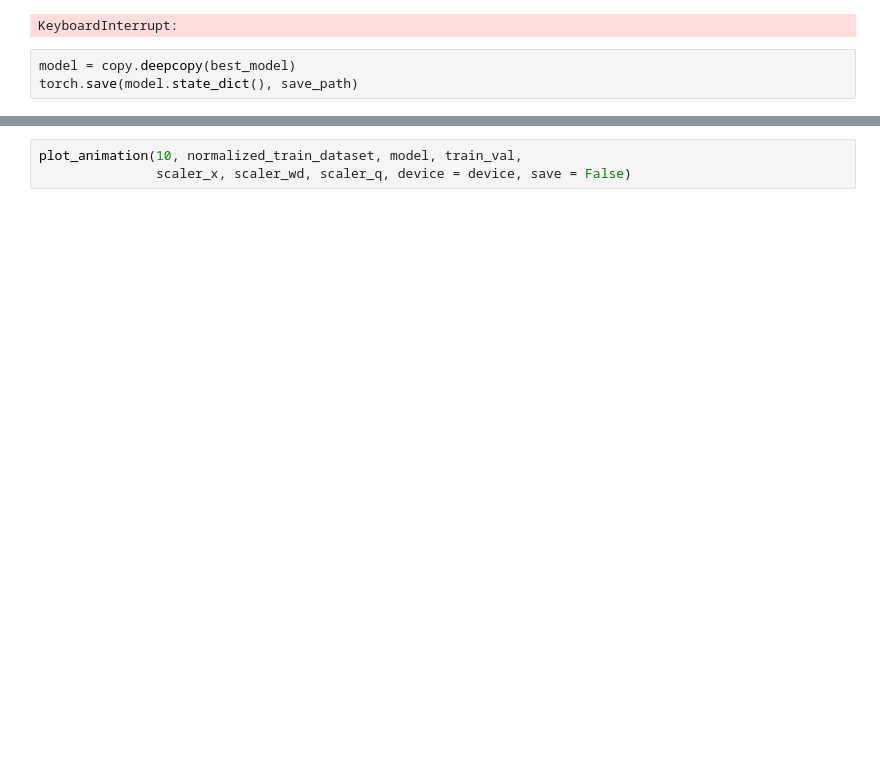
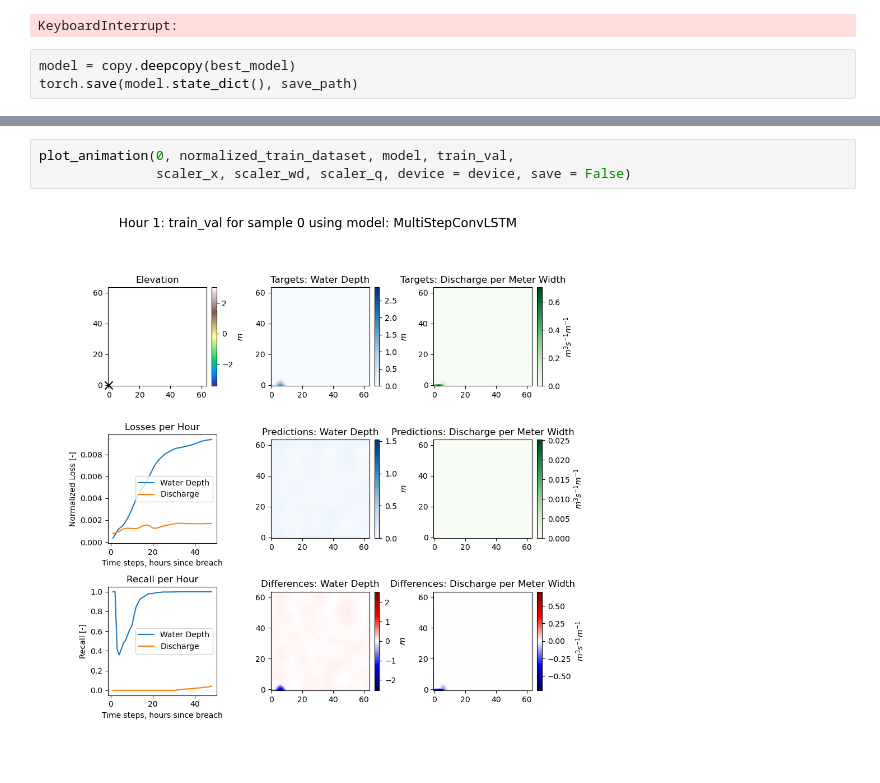
Before and after one commit to antoniomagherini99/FLOOD_group2, a Jupyter notebook: models/ConvLSTM_model/conv_lstm.ipynb, the cells around one changed output, grey strips where cells are left out. Cells and saved outputs as stored; diff of their text form; blank space fills up the shorter version.

```diff
--- a/models/ConvLSTM_model/conv_lstm.ipynb
+++ b/models/ConvLSTM_model/conv_lstm.ipynb
@@ -235,3 +182,5 @@ plot_losses(train_losses, val_losses, 'ConvLSTM')
 # %%
-plot_animation(10, normalized_train_dataset, model, train_val,
+plot_animation(0, normalized_train_dataset, model, train_val,
                scaler_x, scaler_wd, scaler_q, device = device, save = False)
+# %% [output]
+[figure, added]
```
Also changed, not shown: parts of 10 cells of this notebook, 7 other files.
